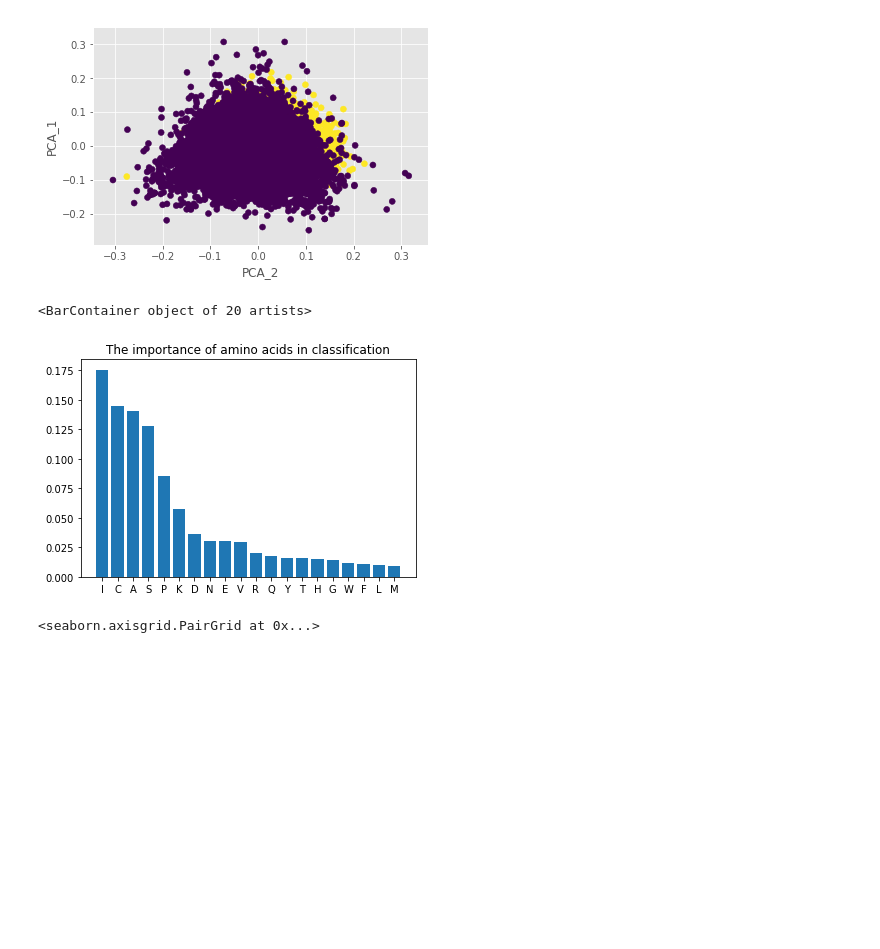
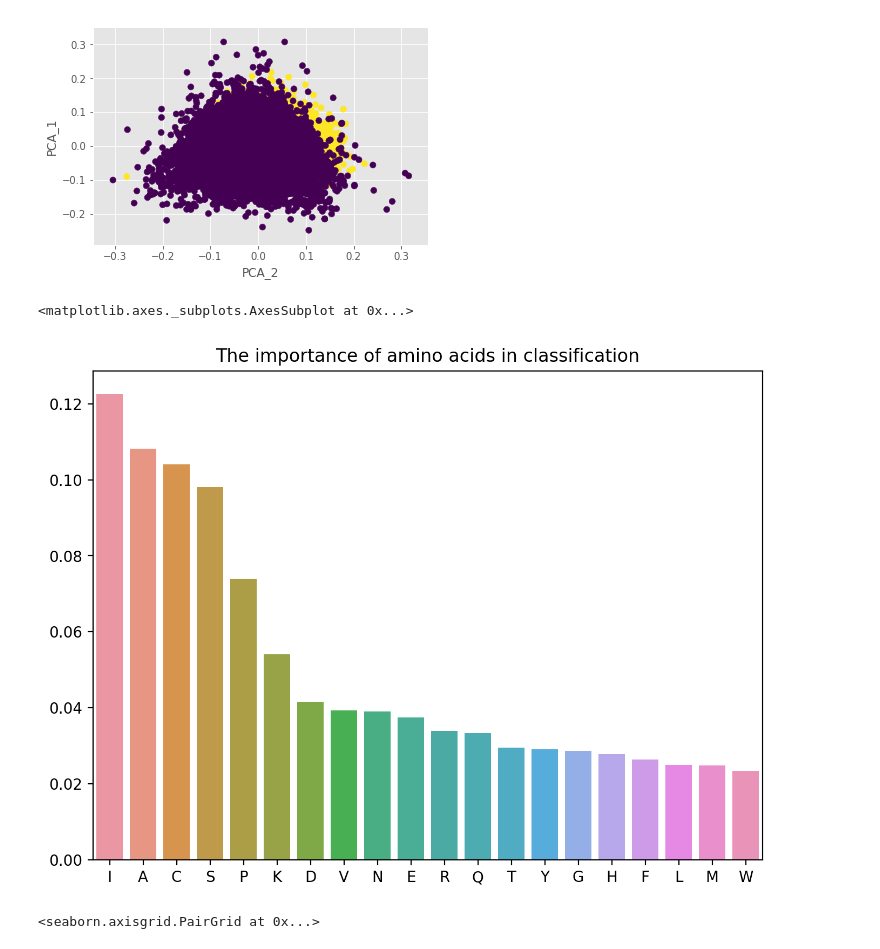
Before and after one commit to tsvvas/HIV_evolution, a Jupyter notebook: Scripts/Analys and prepare data.ipynb, the cells around one changed output. Cells and saved outputs as stored; diff of their text form; code cells hidden in the pictures; blank space fills up the shorter version.

Commit message:
add graphics + some code for generate graphics

```diff
--- a/Scripts/Analys and prepare data.ipynb
+++ b/Scripts/Analys and prepare data.ipynb
@@ -341,6 +347,5 @@ Text(0.5,0,'Max_features')
 # %%
-rfc = RandomForestClassifier(n_estimators=60, max_depth=20, min_samples_leaf=20, random_state=42, n_jobs=-1,
-                                 oob_score=True, max_features=8)
+rfc = RandomForestClassifier(n_estimators=60, max_features=5, random_state=42, n_jobs=-1,
+                                 oob_score=True)
 rfc.fit(X,y)
-cross_val_score(rfc, X, y)
 # %% [output]
@@ -374,15 +384,17 @@ Text(0.5,0,'PCA_2')
 # %%
 aminoacid = list('ANCEHLMPTYRDQGIKFSWV')
 aminoacid_freq = rfc.feature_importances_
+fig, ax = plt.subplots(figsize=(8,6), dpi = 200)
 B = zip(aminoacid, aminoacid_freq)
 B.sort(key = lambda x: x[1], reverse=True)
 aminoacid = map(lambda x: x[0], B)
 aminoacid_freq = map(lambda x: x[1], B)
+
 plt.title('The importance of amino acids in classification')
-plt.bar(aminoacid, aminoacid_freq)
+sns.barplot(aminoacid, aminoacid_freq)
 # %% [output]
-<BarContainer object of 20 artists>
+<matplotlib.axes._subplots.AxesSubplot at 0x...>
-[figure, old version]
+[figure, new version]
 # %%
 sns.pairplot(data_tmp[['I', 'C', 'A', 'P', 'F', 'R', 'N', 'E']])
 # %% [output]
```
Also changed, not shown: parts of 33 cells of this notebook, 17 other files.
